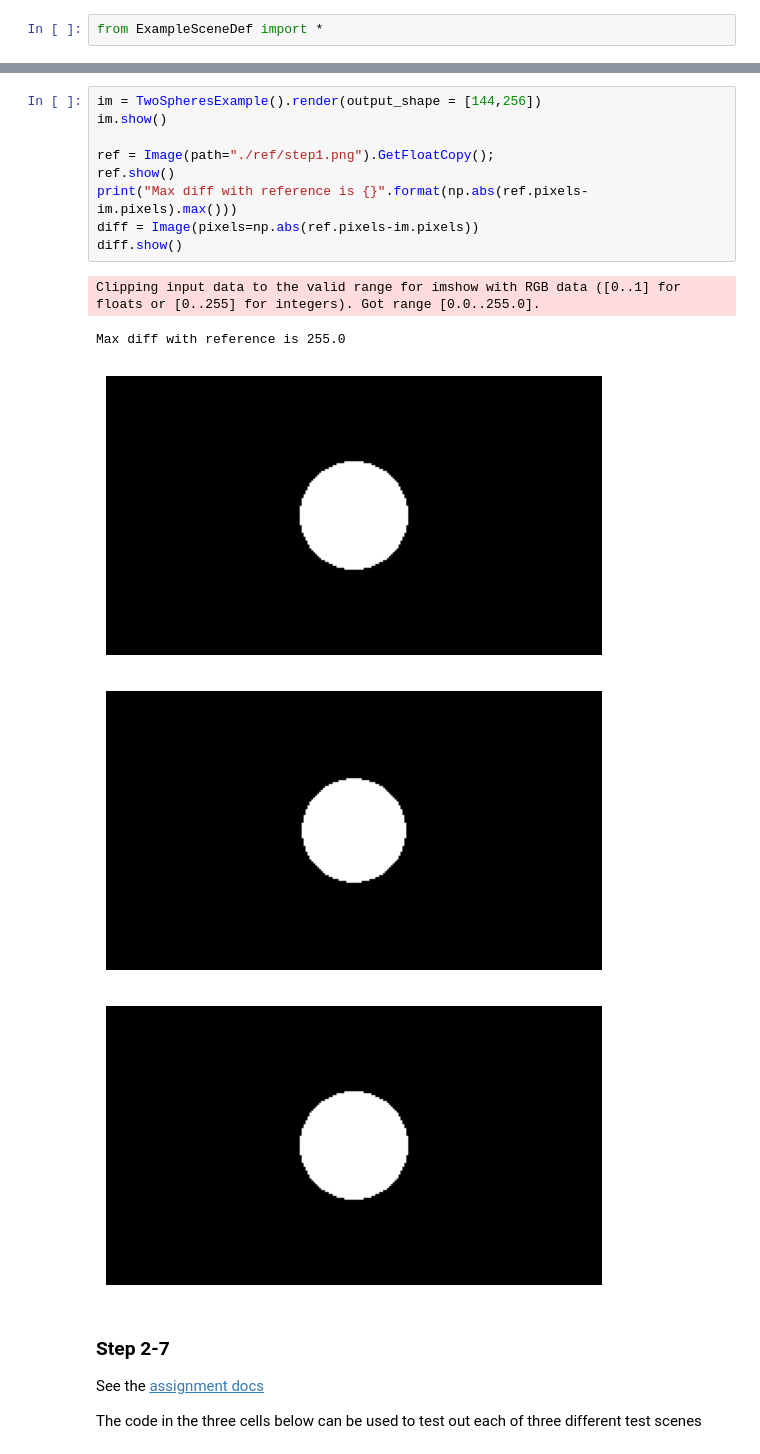
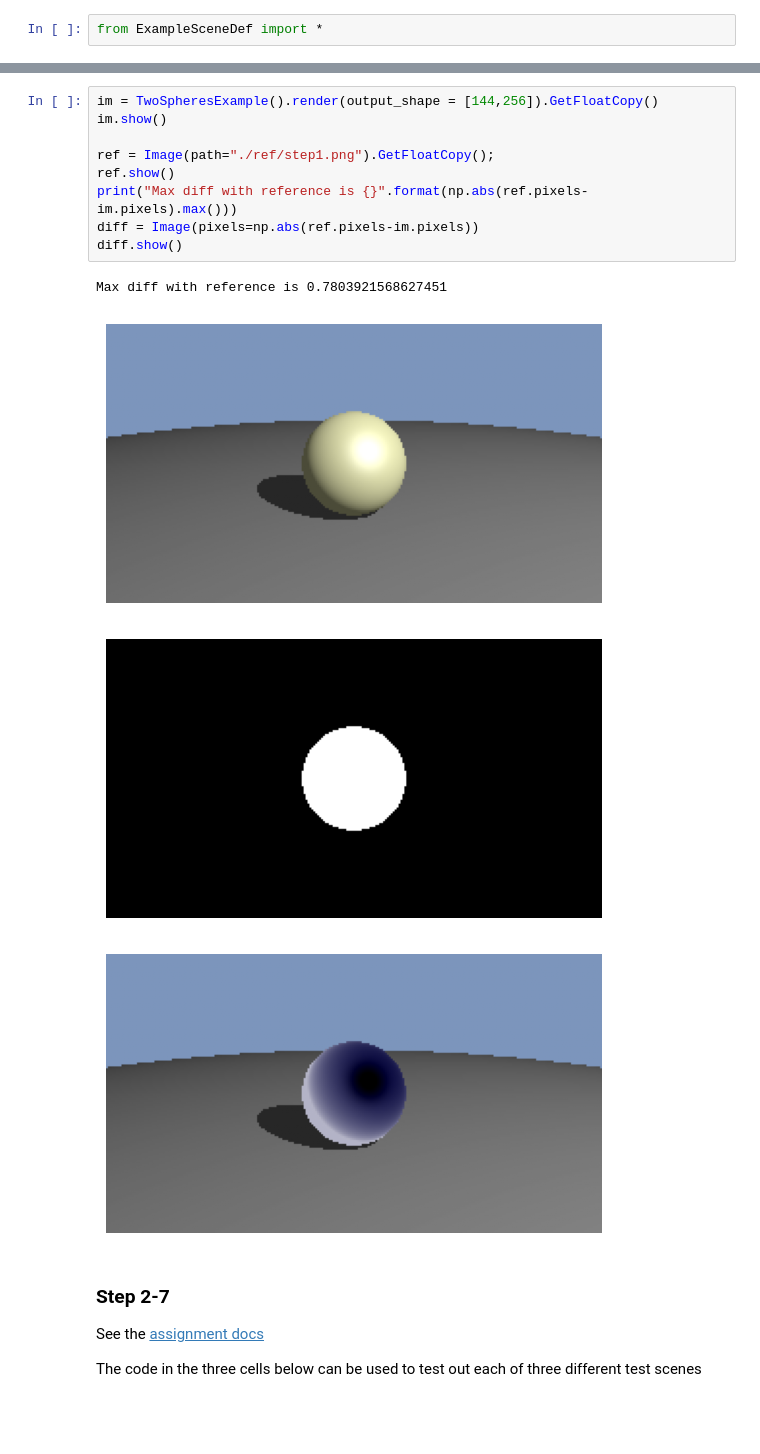
Before and after one commit to jcadastra/TracinRays, a Jupyter notebook: Testing.ipynb, the cells around one changed output, grey strips where cells are left out. Drawn from its saved outputs; the diff is of its cells as text; blank space fills up the shorter version.

```diff
--- a/Testing.ipynb
+++ b/Testing.ipynb
@@ -28,20 +28,19 @@ Max diff with reference is 1
 When you have completed Step 0 your the image below should look like:
 ![Step1](./ref/step1.png)
 # %%
-im = TwoSpheresExample().render(output_shape = [144,256])
+im = TwoSpheresExample().render(output_shape = [144,256]).GetFloatCopy()
 im.show()
 
 ref = Image(path="./ref/step1.png").GetFloatCopy();
 ref.show()
 print("Max diff with reference is {}".format(np.abs(ref.pixels-im.pixels).max()))
 diff = Image(pixels=np.abs(ref.pixels-im.pixels))
 diff.show()
 # %% [output]
-Clipping input data to the valid range for imshow with RGB data ([0..1] for floats or [0..255] for integers). Got range [0.0..255.0].
+Max diff with reference is 0.7803921568627451
-Max diff with reference is 255.0
-[figure, old version]
+[figure, new version]
 [figure]
-[figure, old version]
+[figure, new version]
 # %% [markdown]
 ### Step 2-7
 See the [assignment docs](https://www.cs.cornell.edu/courses/cs4620/2023fa/assignments/docs/category/assignment-4)
```
Also changed, not shown: parts of 4 cells of this notebook, 1 other file.
